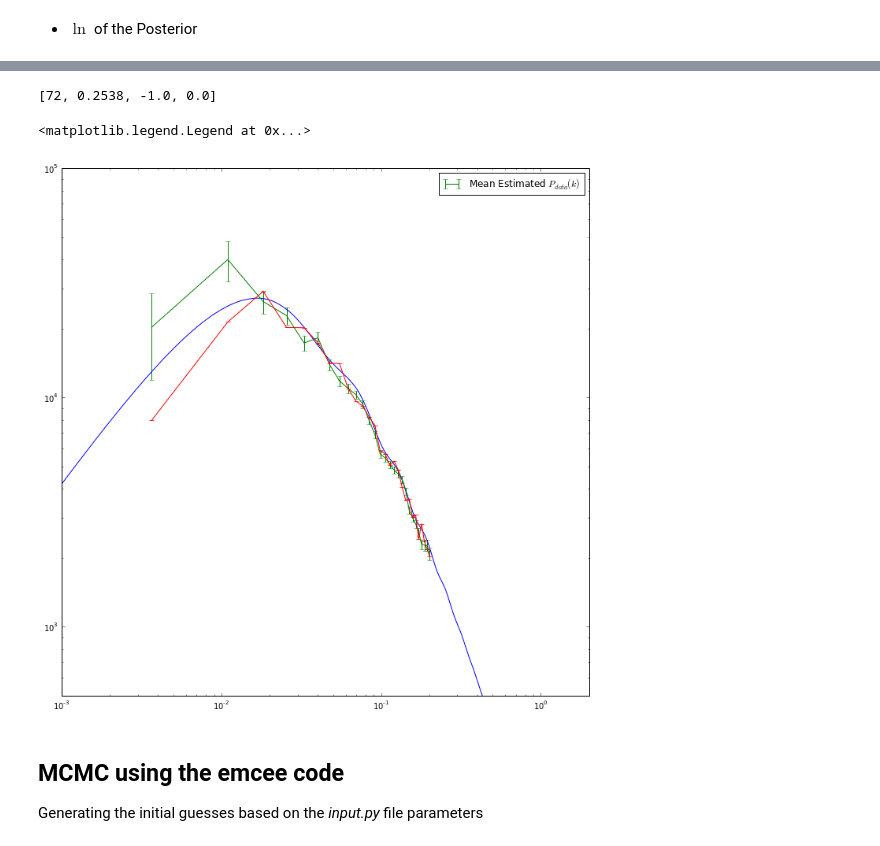
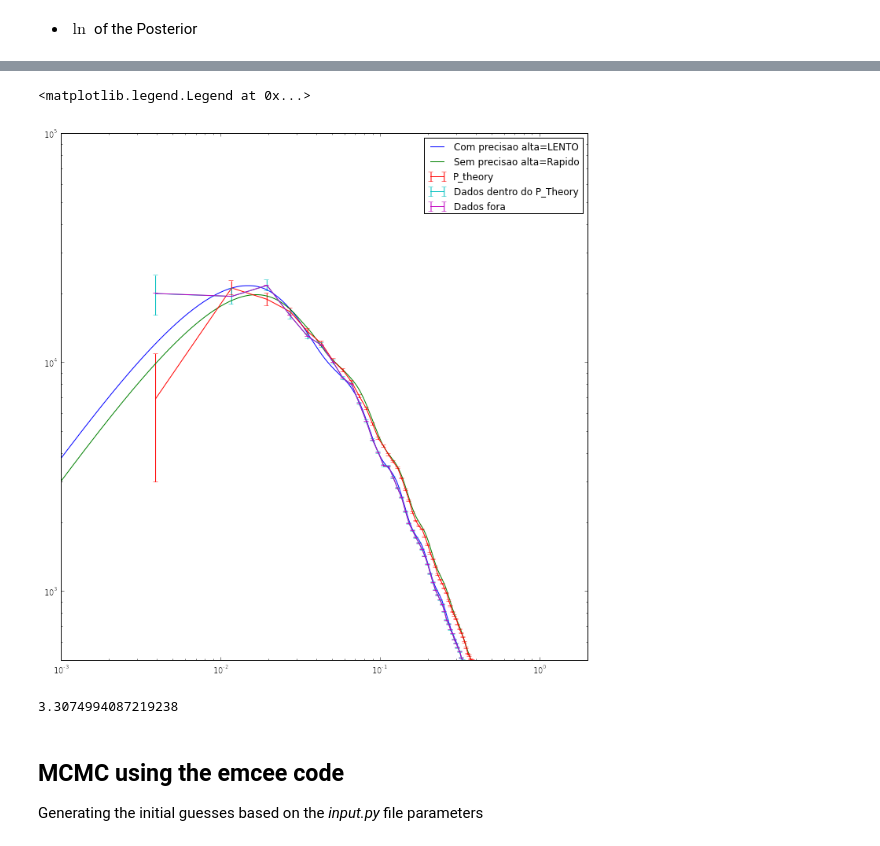
Before and after one commit to arthurmloureiro/MCMaps, a Jupyter notebook: MCMaps.ipynb, the cells around one changed output, grey strips where cells are left out. Cells and saved outputs as stored; diff of their text form; code cells hidden in the pictures.

```diff
--- a/MCMaps.ipynb
+++ b/MCMaps.ipynb
@@ -59,7 +140,3 @@ Generating the k-space Grid...
 # %%
-nn = int(np.sqrt(n_x**2 + n_y**2 + n_z**2))
-kk_bar = np.fft.fftfreq(nn)
-kmaxbar = np.sqrt(1.7)*np.max(abs(kk_bar))
-dk_bar = kmaxbar/(num_bins+0.0001)*np.ones(num_bins)
-k_bar = (dk_bar/2)+np.linspace(0.,kmaxbar-dk_bar[2],num_bins)
-M = np.asarray([0.5*(np.sign((k_bar[a]+dk_bar[a]/2)-grid.grid_k[:,:,:n_z/2+1])+1.)*0.5*(np.sign(grid.grid_k[:,:,:n_z/2+1]-(k_bar[a]-dk_bar[a]/2))+1.)for a in range(len(k_bar))])
+%%time
+M = np.asarray([0.5*(np.sign((k_bar[a]+dk_bar[a]/2)-grid.grid_k[:,:,:n_z/2+1])+1.)*0.5*(np.sign(grid.grid_k[:,:,:n_z/2+1]-(k_bar[a]-dk_bar[a]/2))+1.)for a in range(len(k_bar))],dtype=float16)
@@ -92,7 +210,8 @@ pl.show()
 ### The fiducial $\bar{n}(\vec{r})=\bar{n}_0e^{-r.b}$ with $\bar{n}_0 = 8 gal/cell$ and $b=0.05$
 # %%
 %%time
-n_bar_matrix_fid = selection_func(grid.r_x,grid.r_y,grid.r_z,n_bar0[1],1./16,1.2)
-pl.imshow(n_bar_matrix_fid[0])
+#n_bar_matrix_fid = selection_func(grid.r_x,grid.r_y,grid.r_z,n_bar0[1],1./16,0.2,1.2)
+n_bar_matrix_fid = selection_func(grid.grid_r,30.,62.,38.0)
+pl.imshow(n_bar_matrix_fid[:,:,32])
 pl.colorbar()
 # %% [output]
@@ -557,20 +652,31 @@ pqq=P_theory(qq, Map)
 # %%
-kf,pf = np.loadtxt("fid2_matterpower.dat", unpack=1)
-#k1,p1 = np.loadtxt("realiz28468ec4-88ea-49af-a211-50864eaf6a67_matterpower.dat", unpack=1)
-Pth = P_theory(qq, Map)
+kf,pf = np.loadtxt("z_03_matterpower_estranho.dat", unpack=1)
+kf2,pf2 = np.loadtxt("z_03_matterpower.dat", unpack=1)
+
+k1,p1 = np.loadtxt("realiz30371edd-b4e6-4f90-bc74-9bf097e167eb_matterpower.dat", unpack=1)
+#Pth = P_theory(qq, Map)
 pl.figure(figsize=(12,12))
 pl.loglog()
 pl.xlim(1E-3,2.0)
 pl.ylim(5E2,1E5)
-pl.plot(kf[65:],pf[65:])
-pl.errorbar(k_bar*(2.*np.pi*n_x/L_x),Pth[3],yerr=Sigma_data,label='Mean Estimated $P_{data}(k)$')
-pl.errorbar(k_bar*(2.*np.pi*n_x/L_x), Pth[0], yerr=Pth[1])
+pl.plot(kf[65:],pf[65:],label="Com precisao alta=LENTO")
+pl.plot(kf2[65:],pf2[65:],label="Sem precisao alta=Rapido")
+
+#pl.plot(k1[65:],p1[65:])
+
+pl.errorbar(k_bar*(2.*np.pi*n_x/L_x),Pth[0],yerr=Sigma_data,label='P_theory')
+pl.errorbar(k_bar*(2.*np.pi*n_x/L_x),Pth[3],yerr=Sigma_data,label='Dados dentro do P_Theory')
+
+pl.errorbar(k_bar*(2.*np.pi*n_x/L_x), fkp_stuff.P_ret.real, yerr=Pth[1],label='Dados fora')
 pl.legend()
 #pl.plot(k1,p1)
 # %% [output]
-[72, 0.2538, -1.0, 0.0]
+<matplotlib.legend.Legend at 0x...>
-<matplotlib.legend.Legend at 0x...>
-[figure, old version]
+[figure, new version]
+# %%
+np.mean(Map)
+# %% [output]
+3.3074994087219238
 # %% [markdown]
 ## MCMC using the emcee code
 Generating the initial guesses based on the _input.py_ file parameters
```
Also changed, not shown: parts of 18 cells of this notebook, 3 other files.
